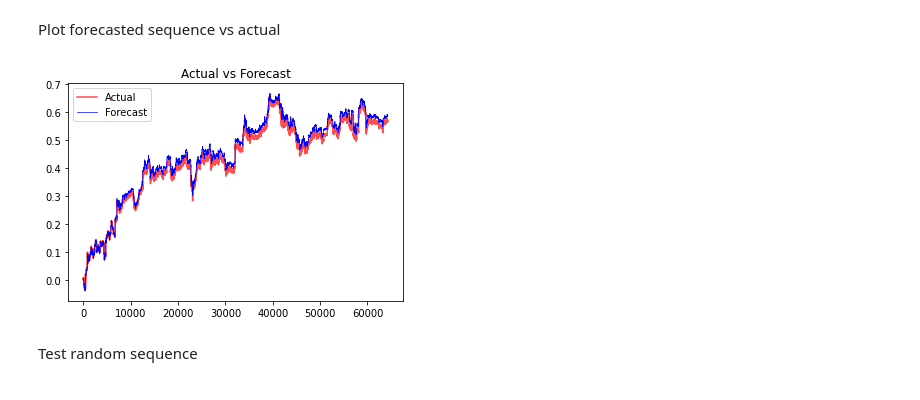
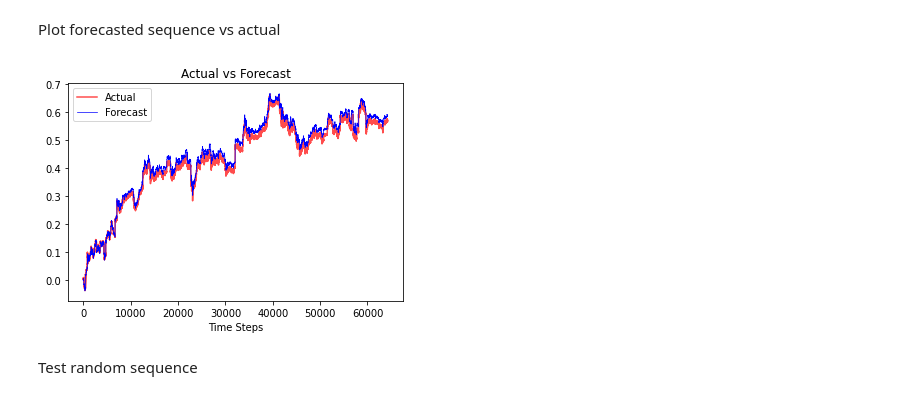
Before and after one commit to ctxj/Time-Series-Transformer-Pytorch, a Jupyter notebook: transformer_model.ipynb, the cells around one changed output. Drawn from its saved outputs; the diff is of its cells as text; code cells hidden in the pictures.

Commit message:
fix graphs labels

```diff
--- a/transformer_model.ipynb
+++ b/transformer_model.ipynb
@@ -281,11 +284,12 @@ Plot forecasted sequence vs actual
 # %%
 plt.plot(truth, color='red', alpha=0.7)
 plt.plot(test_result, color='blue', linewidth=0.7)
 plt.title('Actual vs Forecast')
 plt.legend(['Actual', 'Forecast'])
+plt.xlabel('Time Steps')
 plt.show()
 # %% [output]
-[figure, old version]
+[figure, new version]
 # %% [markdown]
 Test random sequence
 # %%
```
Also changed, not shown: parts of 6 cells of this notebook.
